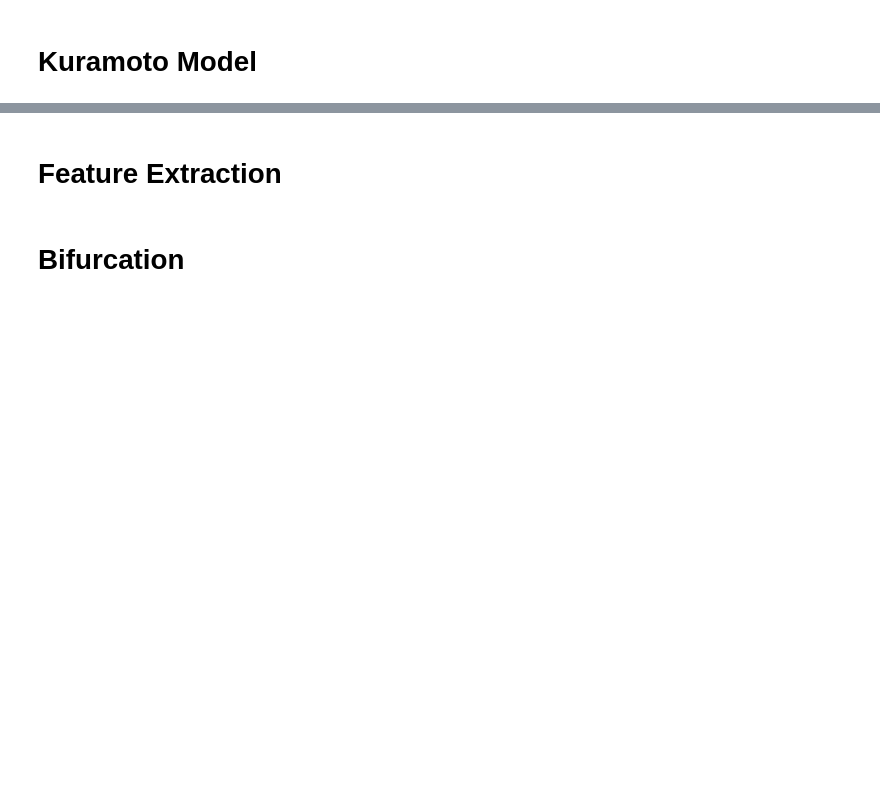
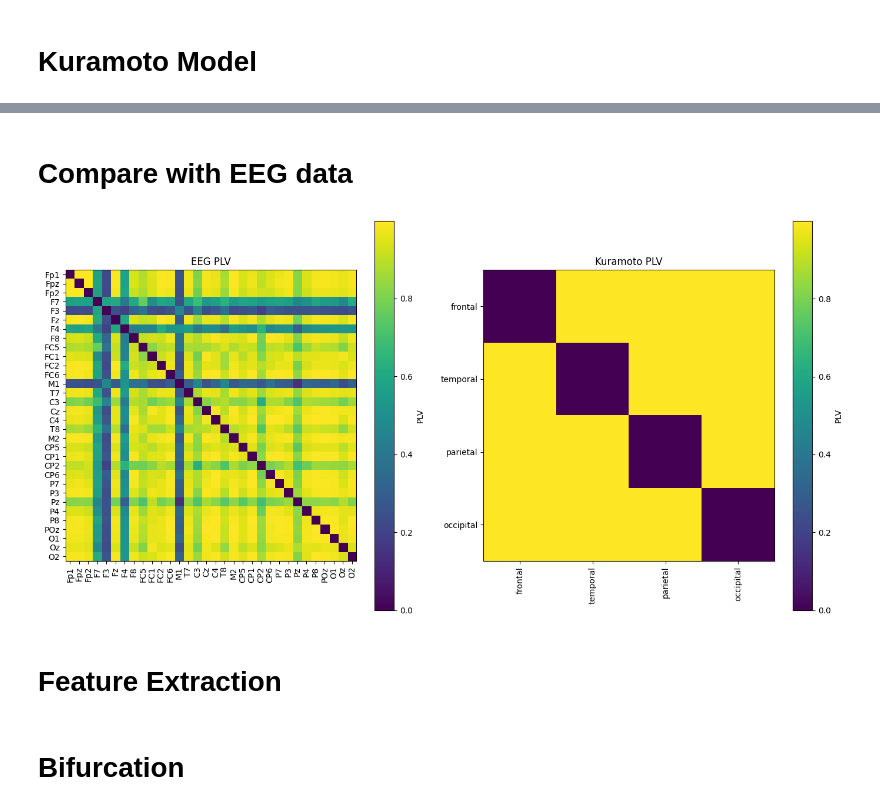
Before and after one commit to Metaverse-Crowdsource/Complete-Neural-Signal-Analysis, a Jupyter notebook: Kuramoto Model.ipynb, the cells around one changed output, grey strips where cells are left out. Cells and saved outputs as stored; diff of their text form; code cells hidden in the pictures; blank space fills up the shorter version.

```diff
--- a/Kuramoto Model.ipynb
+++ b/Kuramoto Model.ipynb
@@ -97,3 +100,67 @@ plt.show()
+# %% [markdown]
+# Compare with EEG data
+# %%
+import numpy as np
+import matplotlib.pyplot as plt
+from scipy.signal import hilbert
+
+def compute_phase_locking_value(signal1, signal2):
+    phase1 = np.angle(hilbert(signal1))
+    phase2 = np.angle(hilbert(signal2))
+    phase_diff = phase1 - phase2
+    PLV = abs(np.sum(np.exp(1j * phase_diff))) / len(phase_diff)
+    return PLV
+
+# List of EEG channels
+eeg_channel_names = ['Fp1', 'Fpz', 'Fp2', 'F7', 'F3', 'Fz', 'F4', 'F8', 'FC5', 'FC1', 'FC2', 'FC6',
+                    'M1', 'T7', 'C3', 'Cz', 'C4', 'T8', 'M2', 'CP5', 'CP1', 'CP2', 'CP6',
+                    'P7', 'P3', 'Pz', 'P4', 'P8', 'POz', 'O1', 'Oz', 'O2']
+
+num_channels = len(eeg_channel_names)
+
+# 1. Load real EEG PLVs
+save_path = "/home/vincent/AAA_projects/MVCS/Neuroscience/Analysis/Phase Syncronization/plv_matrix.npy"
+plv_matrix = np.load(save_path)
+
+# TODO: You need to ensure that 'regions' and 'kuramoto_phases_interp' are defined from previous code.
+
+# 2. Compute PLVs for Kuramoto model
+kuramoto_plvs = {}
+for i, region1 in enumerate(regions.keys()):
+    for j, region2 in enumerate(regions.keys()):
+        if region1 != region2:  # avoid self-comparison
+            kuramoto_plvs[(region1, region2)] = compute_phase_locking_value(kuramoto_phases_interp[i, :], kuramoto_phases_interp[j, :])
+
+# Create a matrix for Kuramoto PLVs
+N = len(regions)  # Number of regions
+kuramoto_plv_matrix = np.zeros((N, N))
+for i, region1 in enumerate(regions.keys()):
+    for j, region2 in enumerate(regions.keys()):
+        kuramoto_plv_matrix[i, j] = kuramoto_plvs.get((region1, region2), 0)
+
+# 3. Visualize real EEG PLVs and Kuramoto PLVs side-by-side
+plt.figure(figsize=(14, 7))
+
+# Plot for real EEG data
+plt.subplot(1, 2, 1)
+plt.imshow(plv_matrix, cmap="viridis", interpolation="none")
+plt.colorbar(label="PLV")
+plt.title("EEG PLV")
+plt.xticks(np.arange(num_channels), eeg_channel_names, rotation=90)
+plt.yticks(np.arange(num_channels), eeg_channel_names)
+
+# Plot for Kuramoto model
+plt.subplot(1, 2, 2)
+plt.imshow(kuramoto_plv_matrix, cmap="viridis", interpolation="none")
+plt.colorbar(label="PLV")
+plt.title("Kuramoto PLV")
+plt.xticks(np.arange(N), regions.keys(), rotation=90)
+plt.yticks(np.arange(N), regions.keys())
+
+plt.tight_layout()
+plt.show()
+# %% [output]
+[figure, added]
 # %% [markdown]
 # Feature Extraction
 # %%
```
Also changed, not shown: parts of 3 cells of this notebook, 4 other files.
